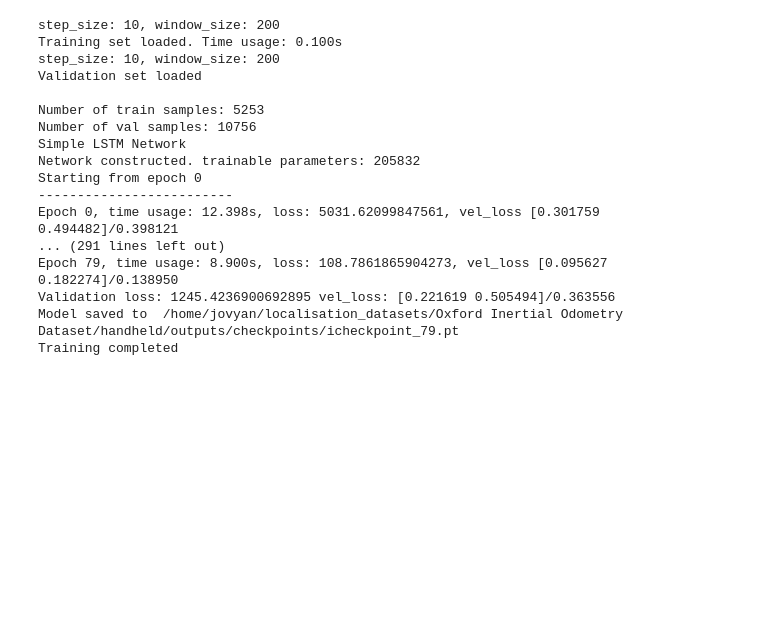
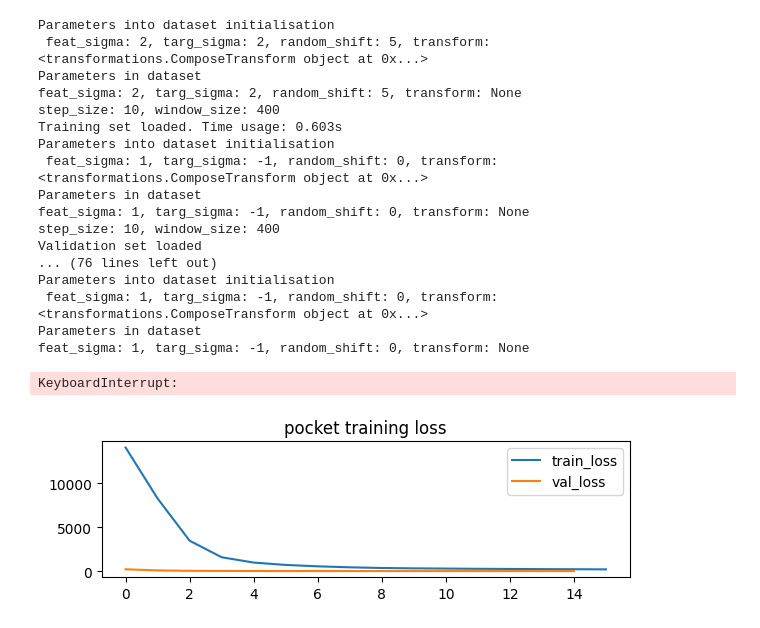
Before and after one commit to AndrewCheam/IMU_localisation, a Jupyter notebook: Oxiod/source/Oxiod_lstm_tcn.ipynb, the cells around one changed output. Drawn from its saved outputs; the diff is of its cells as text; code cells hidden in the pictures; blank space fills up the shorter version.

Commit message:
updated Oxiod with lstm and tcn

```diff
--- a/Oxiod/source/Oxiod_lstm_tcn.ipynb
+++ b/Oxiod/source/Oxiod_lstm_tcn.ipynb
@@ -229,17 +232,16 @@ def train(args, **kwargs):
     global device
     device = torch.device(args.device if torch.cuda.is_available() else 'cpu')
 
-    # if args.out_dir:
-    #     if not osp.isdir(args.out_dir):
-    #         os.makedirs(args.out_dir)
-    #     if not osp.isdir(osp.join(args.out_dir, 'checkpoints')):
-    #         os.makedirs(osp.join(args.out_dir, 'checkpoints'))
-    #     if not osp.isdir(osp.join(args.out_dir, 'logs')):
-    #         os.makedirs(osp.join(args.out_dir, 'logs'))
-    #     copyfile(args.train_list, osp.join(args.out_dir, "train_list"))
-    #     if args.val_list is not None:
-    #         copyfile(args.val_list, osp.join(args.out_dir, "validation_list"))
-    #     write_config(args, **kwargs)
+
+    if args.out_dir is not None:
+        if not osp.isdir(args.out_dir):
+            os.makedirs(args.out_dir)
+        #write_config(args)
+
+        if not osp.isdir(osp.join(args.out_dir, 'checkpoints')):
+            os.makedirs(osp.join(args.out_dir, 'checkpoints'))
+        if not osp.isdir(osp.join(args.out_dir, 'logs')):
+            os.makedirs(osp.join(args.out_dir, 'logs'))
 
     print('\nNumber of train samples: {}'.format(len(train_dataset)))
     train_mini_batches = len(train_loader)
@@ -266,6 +268,7 @@ def train(args, **kwargs):
                 copyfile(log_file, osp.join(args.out_dir, 'logs', 'log_old.txt'))
 
     start_epoch = 0
+    train_losses_all, val_losses_all = [], []
 #     if args.continue_from is not None and osp.exists(args.continue_from):
 #         with open(osp.join(str(Path(args.continue_from).parents[1]), 'config.json'), 'r') as f:
 #             model_data = json.load(f)
@@ -308,6 +311,7 @@ def train(args, **kwargs):
                 step += 1
 
             train_errs[epoch] = train_loss / train_mini_batches
+            train_losses_all.append(train_loss / train_mini_batches)
             end_t = time.time()
             if not quiet_mode:
                 print('-' * 25)
@@ -329,6 +333,7 @@ def train(args, **kwargs):
                     val_vel.add(pred.cpu().detach().numpy(), targ.cpu().detach().numpy())
                     val_loss += criterion(pred, targ).cpu().detach().numpy()
                 val_loss = val_loss / val_mini_batches
+                val_losses_all.append(val_loss / val_mini_batches)
                 log_line = format_string(log_line, val_loss, *val_vel.get_channel_avg())
                 if not quiet_mode:
                     print('Validation loss: {} vel_loss: {}/{:.6f}'.format(val_loss, val_vel.get_channel_avg(),
@@ -371,6 +376,7 @@ def train(args, **kwargs):
         torch.save({'model_state_dict': network.state_dict(),
                     'epoch': epoch,
                     'optimizer_state_dict': optimizer.state_dict()}, model_path)
+    return train_losses_all, val_losses_all
 # %%
 def recon_traj_with_preds_global(dataset, preds, ind=None, seq_id=0, type='preds', **kwargs):
     ind = ind if ind is not None else np.array([i[1] for i in dataset.index_map if i[0] == seq_id], dtype=np.int)
@@ -575,24 +581,42 @@ def test(args, **kwargs):
     values = format_string(np.mean(ate_all), np.mean(rte_all), sep='\t')
     print(measure, '\n', values)
 # %%
-args.batch_size = 128
-train(args)
+#data_path_list = ['handbag', 'handheld', 'pocket', 'running', 'slow walking', 'trolley', 'large scale']
+data_path_list = ['pocket', 'running', 'slow walking', 'trolley', 'large scale']
+i = 1
+fig = plt.figure(figsize=(15, 6))
+fig.tight_layout()
+for data in data_path_list:
+    args.root_dir = osp.join('/home/jovyan/localisation_datasets/Oxford Inertial Odometry Dataset', data)
+    args.train_list = osp.join(args.root_dir, 'Train.txt')
+    args.val_list = osp.join(args.root_dir, 'Validation.txt')
+    args.model_path = osp.join(args.out_dir, 'checkpoints/checkpoint_latest.pt')
+    args.out_dir = osp.join(args.root_dir, args.type + '_outputs')
+    train_losses, val_losses = train(args)
+    plt.subplot(math.ceil(len(data_path_list) / 2), 2 , i)
+    plt.plot(train_losses)
+    plt.plot(val_losses)
+    plt.title(data+' training loss')
+    plt.legend(['train_loss', 'val_loss'])
+    i += 1
 # %% [output]
-step_size: 10, window_size: 200
-Training set loaded. Time usage: 0.100s
-step_size: 10, window_size: 200
+Parameters into dataset initialisation
+ feat_sigma: 2, targ_sigma: 2, random_shift: 5, transform: <transformations.ComposeTransform object at 0x...>
+Parameters in dataset
+feat_sigma: 2, targ_sigma: 2, random_shift: 5, transform: None
+step_size: 10, window_size: 400
+Training set loaded. Time usage: 0.603s
+Parameters into dataset initialisation
+ feat_sigma: 1, targ_sigma: -1, random_shift: 0, transform: <transformations.ComposeTransform object at 0x...>
+Parameters in dataset
+feat_sigma: 1, targ_sigma: -1, random_shift: 0, transform: None
+step_size: 10, window_size: 400
 Validation set loaded
-
-Number of train samples: 5253
-Number of val samples: 10756
-Simple LSTM Network
-Network constructed. trainable parameters: 205832
-Starting from epoch 0
--------------------------
-Epoch 0, time usage: 12.398s, loss: 5031.62099847561, vel_loss [0.301759 0.494482]/0.398121
-... (291 lines left out)
-Epoch 79, time usage: 8.900s, loss: 108.7861865904273, vel_loss [0.095627 0.182274]/0.138950
-Validation loss: 1245.4236900692895 vel_loss: [0.221619 0.505494]/0.363556
-Model saved to  /home/jovyan/localisation_datasets/Oxford Inertial Odometry Dataset/handheld/outputs/checkpoints/icheckpoint_79.pt
-Training completed
+... (76 lines left out)
+Parameters into dataset initialisation
+ feat_sigma: 1, targ_sigma: -1, random_shift: 0, transform: <transformations.ComposeTransform object at 0x...>
+Parameters in dataset
+feat_sigma: 1, targ_sigma: -1, random_shift: 0, transform: None
+KeyboardInterrupt:
+[figure, added]
 # %%
```
Also changed, not shown: parts of 6 cells of this notebook, 4 other files.
